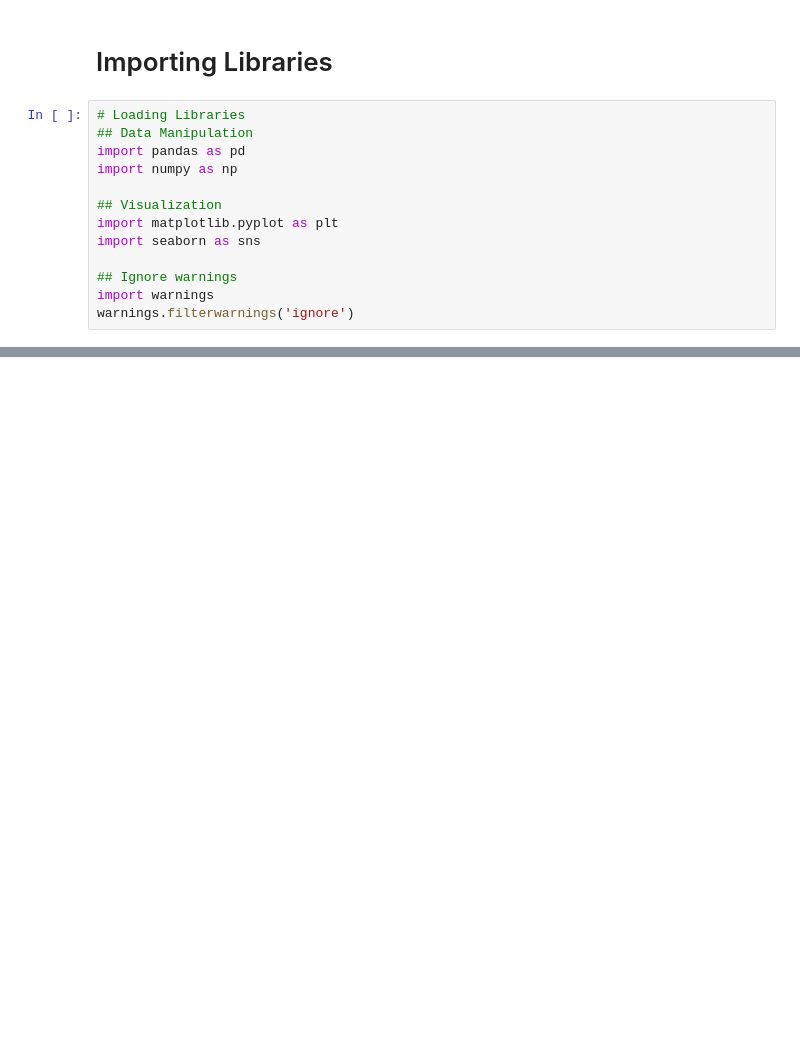
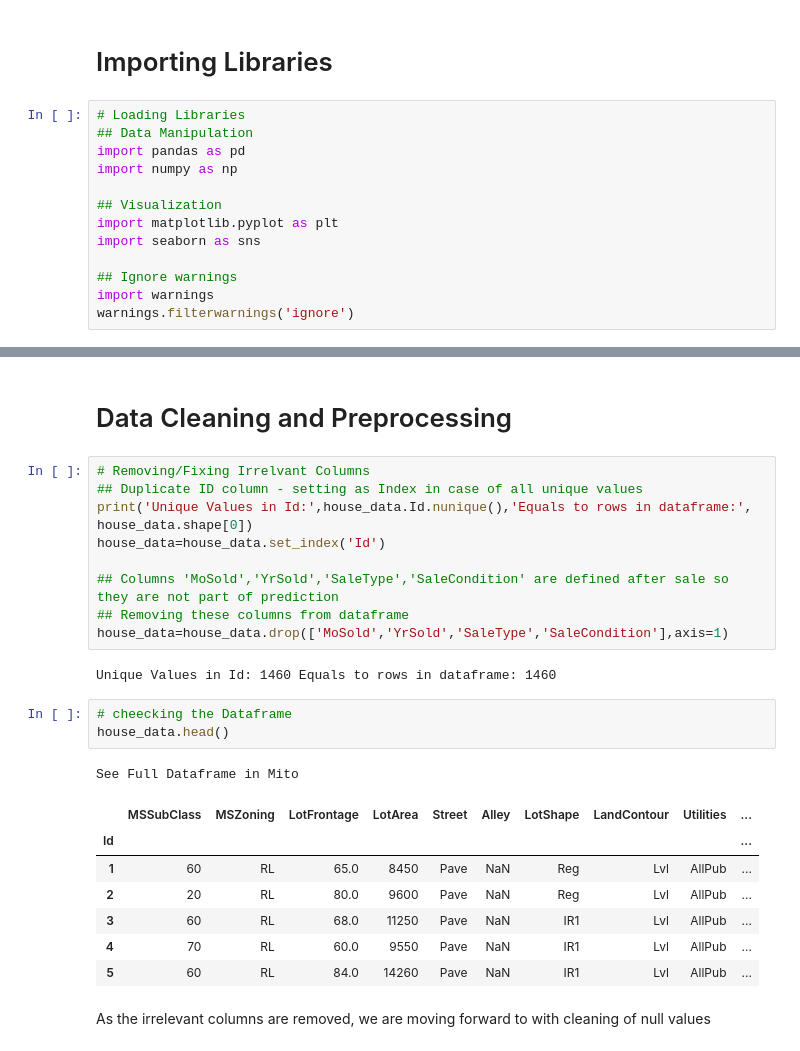
Before and after one commit to sukhijapiyush/Advanced-Regression-Surprise-House, a Jupyter notebook: Advanced-Regression-Regularization.ipynb, the cells around one changed output, grey strips where cells are left out. Saved outputs shown, nothing was run; the diff lists cells and outputs as text; blank space fills up the shorter version.

Commit message:
Cleaned null values

```diff
--- a/Advanced-Regression-Regularization.ipynb
+++ b/Advanced-Regression-Regularization.ipynb
@@ -45,0 +128,27 @@ house_data.head()
+# %% [markdown]
+# Data Cleaning and Preprocessing
+# %%
+# Removing/Fixing Irrelvant Columns
+## Duplicate ID column - setting as Index in case of all unique values
+print('Unique Values in Id:',house_data.Id.nunique(),'Equals to rows in dataframe:', house_data.shape[0])
+house_data=house_data.set_index('Id')
+
+## Columns 'MoSold','YrSold','SaleType','SaleCondition' are defined after sale so they are not part of prediction
+## Removing these columns from dataframe
+house_data=house_data.drop(['MoSold','YrSold','SaleType','SaleCondition'],axis=1)
+# %% [output]
+Unique Values in Id: 1460 Equals to rows in dataframe: 1460
+# %%
+# cheecking the Dataframe
+house_data.head()
+# %% [output]
+See Full Dataframe in Mito
+|  | MSSubClass | MSZoning | LotFrontage | LotArea | Street | Alley | LotShape | LandContour | Utilities | ... |
+| Id |  |  |  |  |  |  |  |  |  | ... |
+| 1 | 60 | RL | 65.0 | 8450 | Pave | NaN | Reg | Lvl | AllPub | ... |
+| 2 | 20 | RL | 80.0 | 9600 | Pave | NaN | Reg | Lvl | AllPub | ... |
+| 3 | 60 | RL | 68.0 | 11250 | Pave | NaN | IR1 | Lvl | AllPub | ... |
+| 4 | 70 | RL | 60.0 | 9550 | Pave | NaN | IR1 | Lvl | AllPub | ... |
+| 5 | 60 | RL | 84.0 | 14260 | Pave | NaN | IR1 | Lvl | AllPub | ... |
+# %% [markdown]
+As the irrelevant columns are removed, we are moving forward to with cleaning of null values
```
Also changed, not shown: parts of 23 cells of this notebook.
